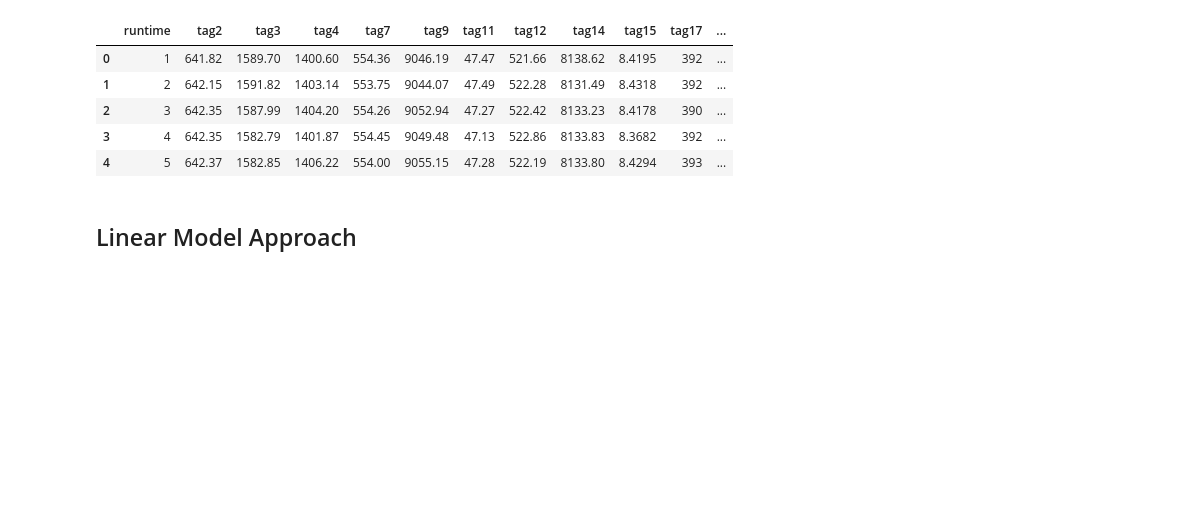
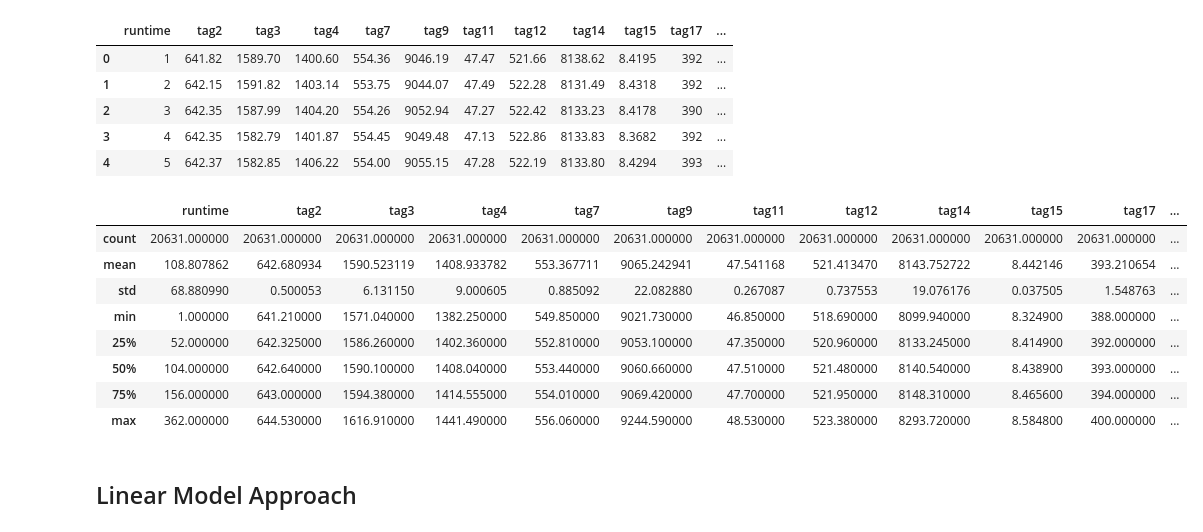
Before and after one commit to IAugustoMZ/minicourse_UNILA, a Jupyter notebook: analysis/1_modeling/1_failure_classification.ipynb, the cells around one changed output. Drawn from its saved outputs; the diff is of its cells as text; code cells hidden in the pictures; blank space fills up the shorter version.

```diff
--- a/analysis/1_modeling/1_failure_classification.ipynb
+++ b/analysis/1_modeling/1_failure_classification.ipynb
@@ -40,6 +40,18 @@ data.head()
 # split into predictors and predicted
 x = data.drop(['categ'], axis=1)
 y = data[['categ']]
+# %%
+x.describe()
+# %% [output]
+|  | runtime | tag2 | tag3 | tag4 | tag7 | tag9 | tag11 | tag12 | tag14 | tag15 | tag17 | ... |
+| count | 20631.000000 | 20631.000000 | 20631.000000 | 20631.000000 | 20631.000000 | 20631.000000 | 20631.000000 | 20631.000000 | 20631.000000 | 20631.000000 | 20631.000000 | ... |
+| mean | 108.807862 | 642.680934 | 1590.523119 | 1408.933782 | 553.367711 | 9065.242941 | 47.541168 | 521.413470 | 8143.752722 | 8.442146 | 393.210654 | ... |
+| std | 68.880990 | 0.500053 | 6.131150 | 9.000605 | 0.885092 | 22.082880 | 0.267087 | 0.737553 | 19.076176 | 0.037505 | 1.548763 | ... |
+| min | 1.000000 | 641.210000 | 1571.040000 | 1382.250000 | 549.850000 | 9021.730000 | 46.850000 | 518.690000 | 8099.940000 | 8.324900 | 388.000000 | ... |
+| 25% | 52.000000 | 642.325000 | 1586.260000 | 1402.360000 | 552.810000 | 9053.100000 | 47.350000 | 520.960000 | 8133.245000 | 8.414900 | 392.000000 | ... |
+| 50% | 104.000000 | 642.640000 | 1590.100000 | 1408.040000 | 553.440000 | 9060.660000 | 47.510000 | 521.480000 | 8140.540000 | 8.438900 | 393.000000 | ... |
+| 75% | 156.000000 | 643.000000 | 1594.380000 | 1414.555000 | 554.010000 | 9069.420000 | 47.700000 | 521.950000 | 8148.310000 | 8.465600 | 394.000000 | ... |
+| max | 362.000000 | 644.530000 | 1616.910000 | 1441.490000 | 556.060000 | 9244.590000 | 48.530000 | 523.380000 | 8293.720000 | 8.584800 | 400.000000 | ... |
 # %%
 # configure cross validation object
 kfold = StratifiedKFold(n_splits=3, shuffle=True, random_state=2)
```
Also changed, not shown: 12 other files.
